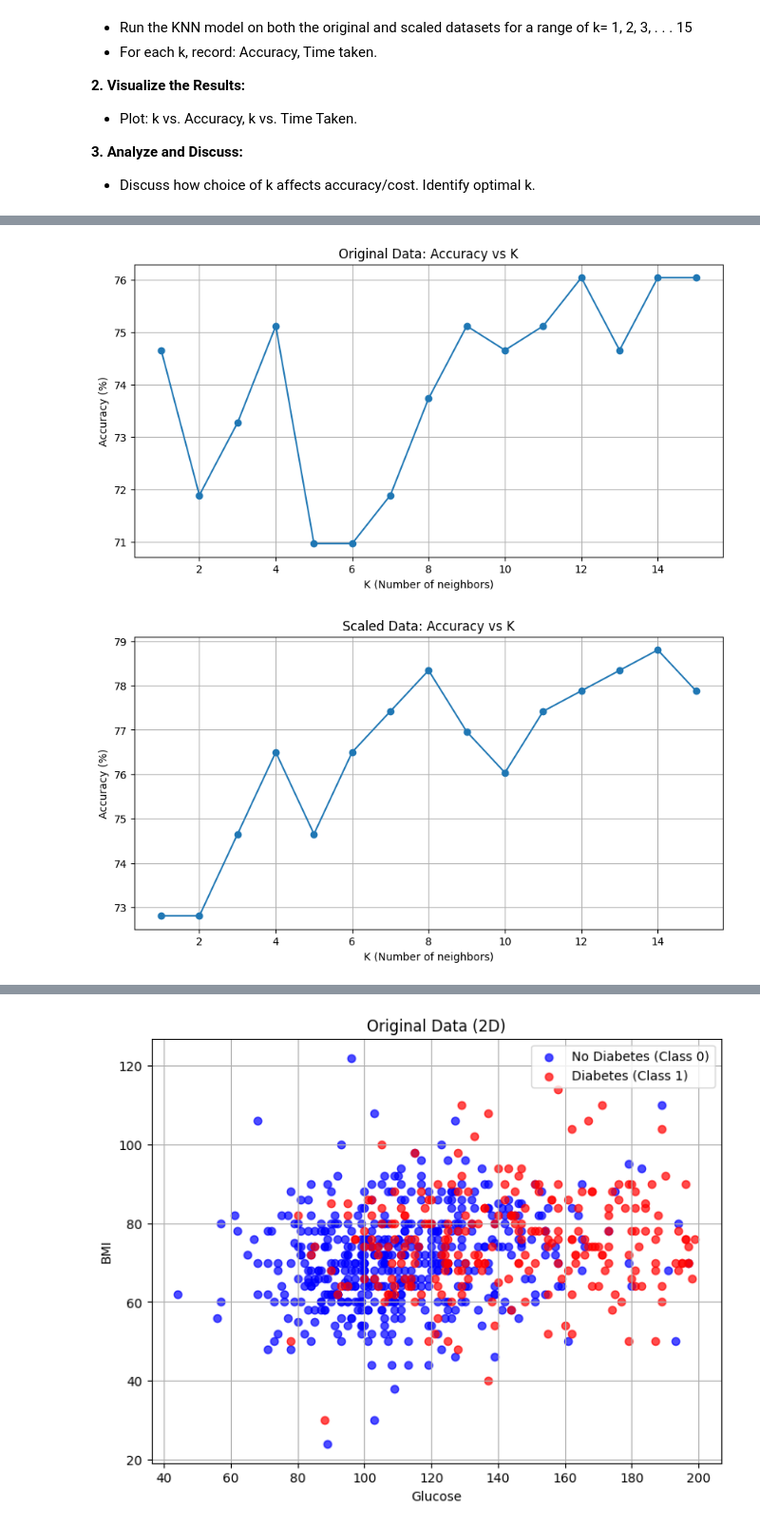
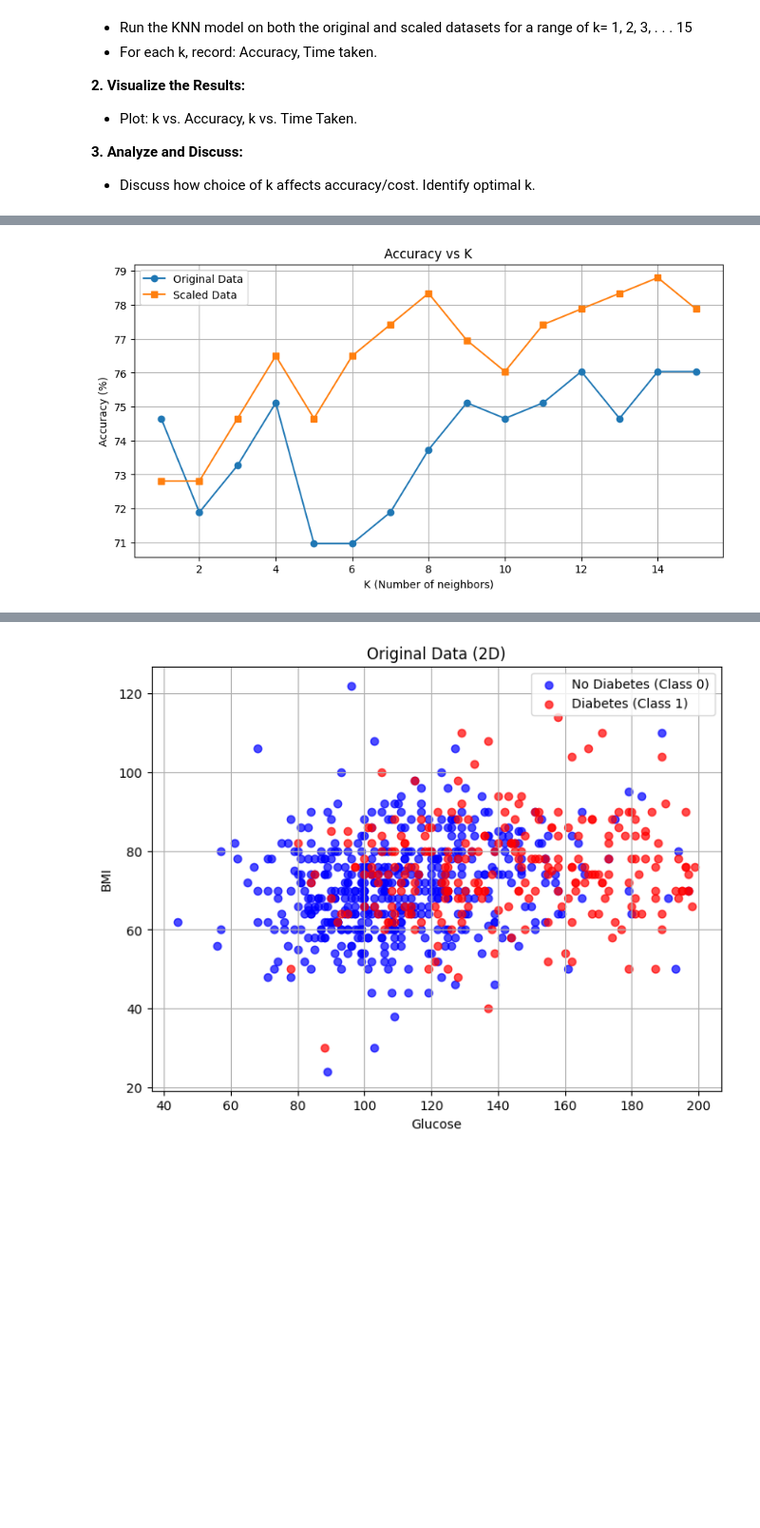
Before and after one commit to soupdoumplings/Concepts-and-Technologies-of-AI, a Jupyter notebook: Worksheet4.ipynb, the cells around one changed output, grey strips where cells are left out. Shown at 95% size. Drawn from its saved outputs; the diff is of its cells as text; code cells hidden in the pictures; blank space fills up the shorter version.

Commit message:
Updated Worksheet4: - Updated graph

```diff
--- a/Worksheet4.ipynb
+++ b/Worksheet4.ipynb
@@ -606,7 +606,7 @@ K=15 | Accuracy= 77.88% | Time=0.7575s
 Completion of Accuracy Experiment with Different K Values.
 # %%
 
-def plot_knn_accuracy(results, title="KNN Accuracy vs K"):
+def plot_knn_accuracy(original_results, scaled_results, title="KNN Accuracy vs K"):
     """
     This function plots the accuracy of KNN for different values of K.
 
@@ -617,18 +617,21 @@ def plot_knn_accuracy(results, title="KNN Accuracy vs K"):
     Returns:
     None
     """
-    k_values = list(results.keys())
-    accuracies = [results[k]["accuracy"] for k in k_values]
+    k_values = list(original_results.keys())
+    original_accuracies = [original_results[k]["accuracy"] for k in k_values]
+    scaled_accuracies = [scaled_results[k]["accuracy"] for k in k_values]
 
     plt.figure(figsize=(10, 5))
-    plt.plot(k_values, accuracies, marker='o')
+    plt.plot(k_values, original_accuracies, marker='o', label='Original Data')
+    plt.plot(k_values, scaled_accuracies, marker='s', label='Scaled Data')
     plt.xlabel("K (Number of neighbors)")
     plt.ylabel("Accuracy (%)")
     plt.title(title)
     plt.grid(True)
+    plt.legend()
     plt.show()
 
-def plot_knn_time(results, title="KNN Prediction Time vs K"):
+def plot_knn_time(original_results, scaled_results, title="KNN Prediction Time vs K"):
     """
     This function plots the computation time of KNN for different values of K.
 
@@ -640,24 +643,25 @@ def plot_knn_time(results, title="KNN Prediction Time vs K"):
     Returns:
     None
     """
-    k_values = list(results.keys())
-    times = [results[k]["time"] for k in k_values]
+    k_values = list(original_results.keys())
+    original_times = [original_results[k]["time"] for k in k_values]
+    scaled_times = [scaled_results[k]["time"] for k in k_values]
 
     plt.figure(figsize=(10, 5))
-    plt.plot(k_values, times, marker='o')
+    plt.plot(k_values, original_times, marker='o', label='Original Data')
+    plt.plot(k_values, scaled_times, marker='s', label='Scaled Data')
     plt.xlabel("K (Number of neighbors)")
     plt.ylabel("Time (seconds)")
     plt.title(title)
     plt.grid(True)
+    plt.legend()
     plt.show()
 # %%
 # Plotting with K values against Accuracy
 
-plot_knn_accuracy(original_results, "Original Data: Accuracy vs K")
-plot_knn_accuracy(scaled_results, "Scaled Data: Accuracy vs K")
+plot_knn_accuracy(original_results, scaled_results, "Accuracy vs K")
 # %% [output]
-[figure, old version]
+[figure, new version]
-[figure, removed]
 # %%
 # Plotting with K values against time
 
```
Also changed, not shown: parts of 2 cells of this notebook.
